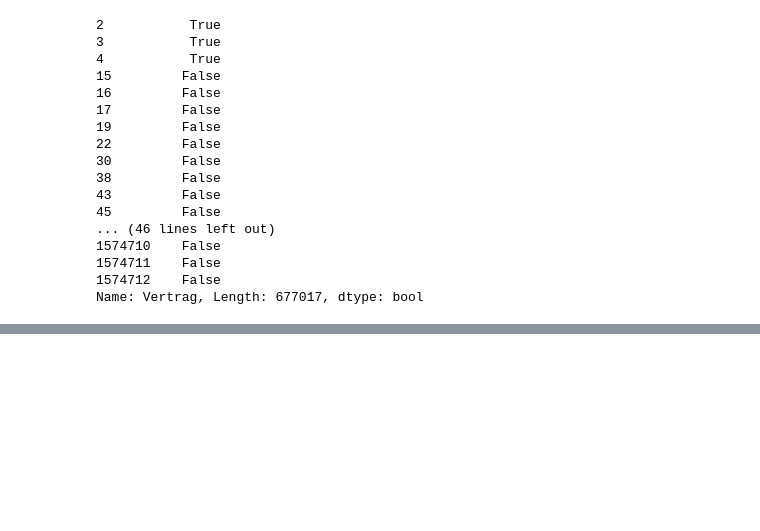
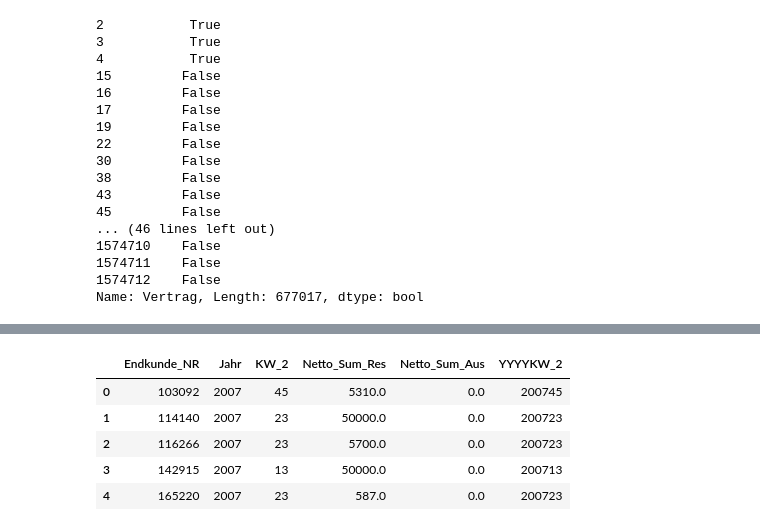
Before and after one commit to apgsga-stc/PredictiveAnalyticsPython, a Jupyter notebook: vkprog_analyse/scribbles.ipynb, the cells around one changed output, grey strips where cells are left out. Saved outputs shown, nothing was run; the diff lists cells and outputs as text; code cells hidden in the pictures; blank space fills up the shorter version.

```diff
--- a/vkprog_analyse/scribbles.ipynb
+++ b/vkprog_analyse/scribbles.ipynb
@@ -342,0 +364,2 @@ Name: Vertrag, Length: 677017, dtype: bool
+# %%
+bd_aggr_2w  = aggregate_bookings(bd, 'KW_2')
@@ -342,0 +372,9 @@ Name: Vertrag, Length: 677017, dtype: bool
+# %%
+bd_aggr_2w.head()
+# %% [output]
+|  | Endkunde_NR | Jahr | KW_2 | Netto_Sum_Res | Netto_Sum_Aus | YYYYKW_2 |
+| 0 | 103092 | 2007 | 45 | 5310.0 | 0.0 | 200745 |
+| 1 | 114140 | 2007 | 23 | 50000.0 | 0.0 | 200723 |
+| 2 | 116266 | 2007 | 23 | 5700.0 | 0.0 | 200723 |
+| 3 | 142915 | 2007 | 13 | 50000.0 | 0.0 | 200713 |
+| 4 | 165220 | 2007 | 23 | 587.0 | 0.0 | 200723 |
```
Also changed, not shown: parts of 13 cells of this notebook, 1 other file.
